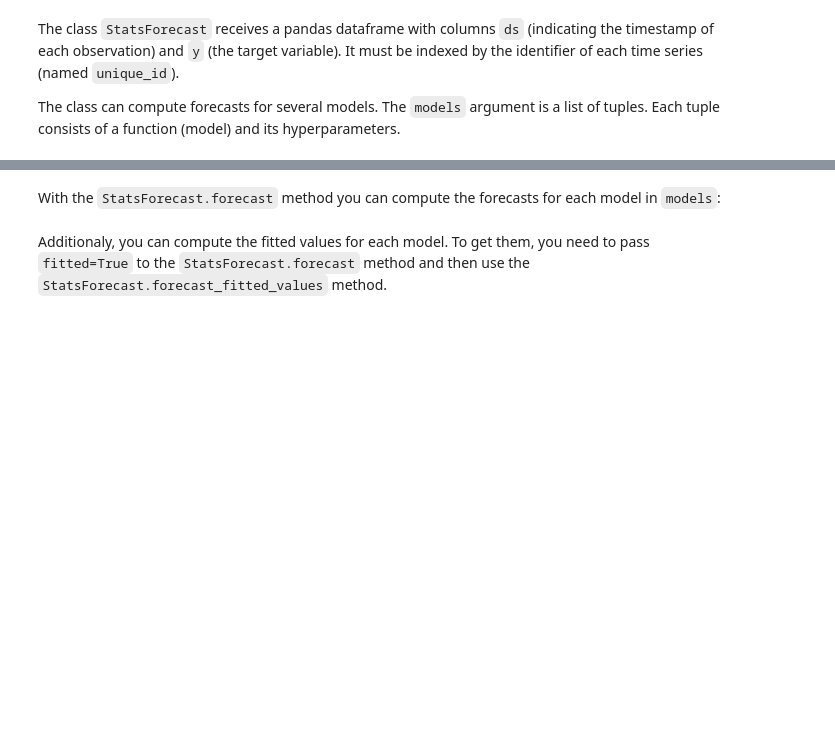
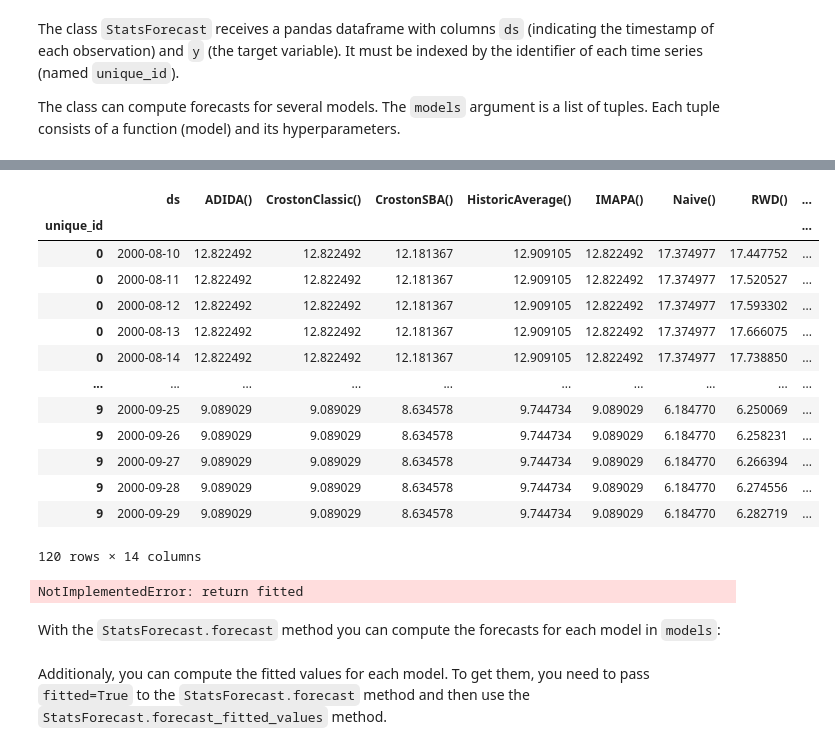
Before and after one commit to Nixtla/statsforecast, a Jupyter notebook: nbs/core.ipynb, the cells around one changed output, grey strips where cells are left out. Cells and saved outputs as stored; diff of their text form; code cells hidden in the pictures; blank space fills up the shorter version.

```diff
--- a/nbs/core.ipynb
+++ b/nbs/core.ipynb
@@ -667,27 +711,26 @@ from statsforecast.models import (
 )
 from statsforecast.utils import generate_series
 
-series = generate_series(10_000, n_static_features=2, equal_ends=False)
+series = generate_series(10, n_static_features=2, equal_ends=False)
 
 models = [
-    SumAhead(),
-    #ADIDA(), CrostonClassic(), CrostonOptimized(),
-    #CrostonSBA(), HistoricAverage(),
-    #IMAPA(), Naive(),
-    #RandomWalkWithDrift(),
-    #SeasonalExponentialSmoothing(season_length=7, alpha=0.1),
-    #SeasonalNaive(season_length=7),
-    #SeasonalWindowAverage(season_length=7, window_size=4),
-    #SimpleExponentialSmoothing(alpha=0.1),
-    #TSB(alpha_d=0.1, alpha_p=0.3),
-    #WindowAverage(window_size=4)
+    ADIDA(), CrostonClassic(), CrostonOptimized(),
+    CrostonSBA(), HistoricAverage(),
+    IMAPA(), Naive(),
+    RandomWalkWithDrift(),
+    SeasonalExponentialSmoothing(season_length=7, alpha=0.1),
+    SeasonalNaive(season_length=7),
+    SeasonalWindowAverage(season_length=7, window_size=4),
+    SimpleExponentialSmoothing(alpha=0.1),
+    TSB(alpha_d=0.1, alpha_p=0.3),
+    WindowAverage(window_size=4)
 ]
 
 fcst = StatsForecast(
     df=series,
     models=models,
     freq='D',
-    n_jobs=-1
+    n_jobs=1
 )
 # %%
 show_doc(StatsForecast.fit)
@@ -696,5 +752,24 @@ fcst.fit()
+# %%
+fcst.predict(h=12)
+# %% [output]
+|  | ds | ADIDA() | CrostonClassic() | CrostonSBA() | HistoricAverage() | IMAPA() | Naive() | RWD() | ... |
+| unique_id |  |  |  |  |  |  |  |  | ... |
+| 0 | 2000-08-10 | 12.822492 | 12.822492 | 12.181367 | 12.909105 | 12.822492 | 17.374977 | 17.447752 | ... |
+| 0 | 2000-08-11 | 12.822492 | 12.822492 | 12.181367 | 12.909105 | 12.822492 | 17.374977 | 17.520527 | ... |
+| 0 | 2000-08-12 | 12.822492 | 12.822492 | 12.181367 | 12.909105 | 12.822492 | 17.374977 | 17.593302 | ... |
+| 0 | 2000-08-13 | 12.822492 | 12.822492 | 12.181367 | 12.909105 | 12.822492 | 17.374977 | 17.666075 | ... |
+| 0 | 2000-08-14 | 12.822492 | 12.822492 | 12.181367 | 12.909105 | 12.822492 | 17.374977 | 17.738850 | ... |
+| ... | ... | ... | ... | ... | ... | ... | ... | ... | ... |
+| 9 | 2000-09-25 | 9.089029 | 9.089029 | 8.634578 | 9.744734 | 9.089029 | 6.184770 | 6.250069 | ... |
+| 9 | 2000-09-26 | 9.089029 | 9.089029 | 8.634578 | 9.744734 | 9.089029 | 6.184770 | 6.258231 | ... |
+| 9 | 2000-09-27 | 9.089029 | 9.089029 | 8.634578 | 9.744734 | 9.089029 | 6.184770 | 6.266394 | ... |
+| 9 | 2000-09-28 | 9.089029 | 9.089029 | 8.634578 | 9.744734 | 9.089029 | 6.184770 | 6.274556 | ... |
+| 9 | 2000-09-29 | 9.089029 | 9.089029 | 8.634578 | 9.744734 | 9.089029 | 6.184770 | 6.282719 | ... |
+120 rows × 14 columns
 # %%
-fcst.forecast(h=12)
+fcst.forecast(h=12, fitted=True)
+# %% [output]
+NotImplementedError: return fitted
 # %% [markdown]
 With the `StatsForecast.forecast` method you can compute the forecasts for each model in `models`:
 # %%
```
Also changed, not shown: parts of 12 cells of this notebook, 9 other files.
